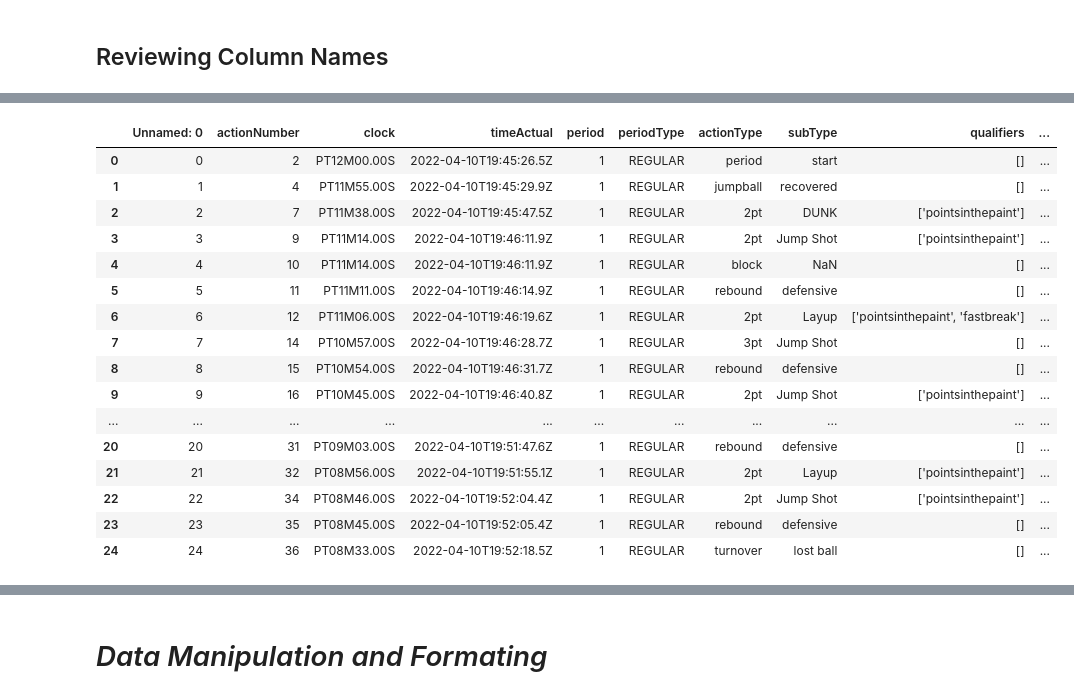
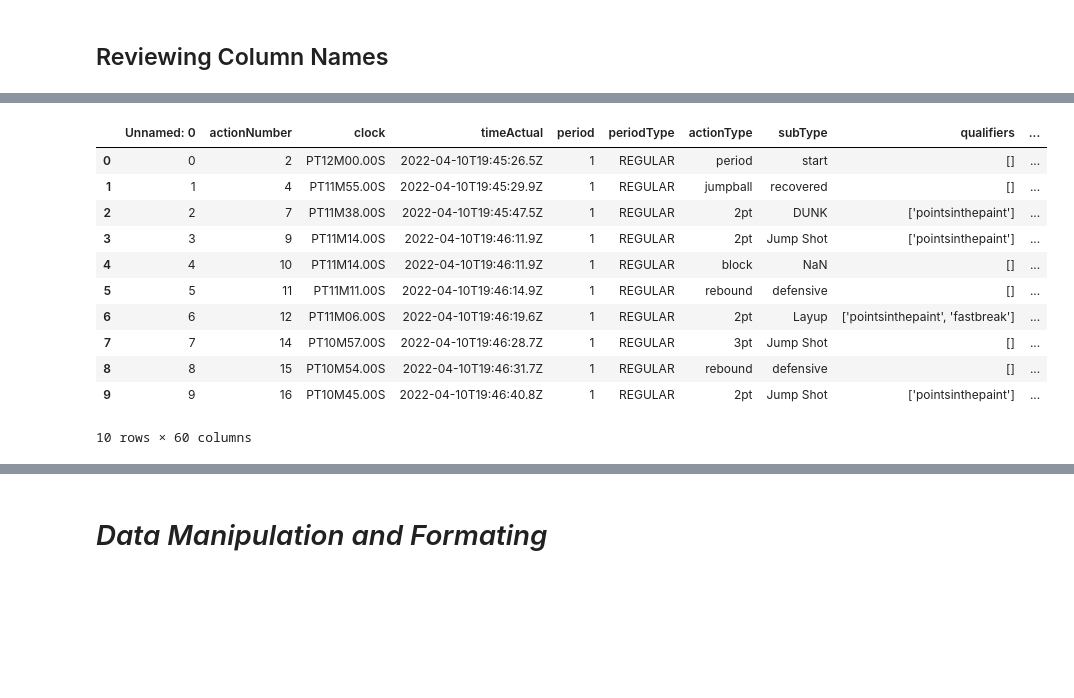
Before and after one commit to zachmort/nba_PBP_analysis, a Jupyter notebook: Season_pbp_20-21.ipynb, the cells around one changed output, grey strips where cells are left out. Drawn from its saved outputs; the diff is of its cells as text; code cells hidden in the pictures; blank space fills up the shorter version.

```diff
--- a/Season_pbp_20-21.ipynb
+++ b/Season_pbp_20-21.ipynb
@@ -112,23 +128,18 @@ Index(['actionNumber', 'clock', 'timeActual', 'period', 'periodType', 'actionTyp
 # %%
-final_df_copy.head(25)
+final_df_copy.head(10)
 # %% [output]
 |  | Unnamed: 0 | actionNumber | clock | timeActual | period | periodType | actionType | subType | qualifiers | ... |
 | 0 | 0 | 2 | PT12M00.00S | 2022-04-10T19:45:26.5Z | 1 | REGULAR | period | start | [] | ... |
 | 1 | 1 | 4 | PT11M55.00S | 2022-04-10T19:45:29.9Z | 1 | REGULAR | jumpball | recovered | [] | ... |
 | 2 | 2 | 7 | PT11M38.00S | 2022-04-10T19:45:47.5Z | 1 | REGULAR | 2pt | DUNK | ['pointsinthepaint'] | ... |
 | 3 | 3 | 9 | PT11M14.00S | 2022-04-10T19:46:11.9Z | 1 | REGULAR | 2pt | Jump Shot | ['pointsinthepaint'] | ... |
 | 4 | 4 | 10 | PT11M14.00S | 2022-04-10T19:46:11.9Z | 1 | REGULAR | block | NaN | [] | ... |
 | 5 | 5 | 11 | PT11M11.00S | 2022-04-10T19:46:14.9Z | 1 | REGULAR | rebound | defensive | [] | ... |
 | 6 | 6 | 12 | PT11M06.00S | 2022-04-10T19:46:19.6Z | 1 | REGULAR | 2pt | Layup | ['pointsinthepaint', 'fastbreak'] | ... |
 | 7 | 7 | 14 | PT10M57.00S | 2022-04-10T19:46:28.7Z | 1 | REGULAR | 3pt | Jump Shot | [] | ... |
 | 8 | 8 | 15 | PT10M54.00S | 2022-04-10T19:46:31.7Z | 1 | REGULAR | rebound | defensive | [] | ... |
 | 9 | 9 | 16 | PT10M45.00S | 2022-04-10T19:46:40.8Z | 1 | REGULAR | 2pt | Jump Shot | ['pointsinthepaint'] | ... |
-| ... | ... | ... | ... | ... | ... | ... | ... | ... | ... | ... |
-| 20 | 20 | 31 | PT09M03.00S | 2022-04-10T19:51:47.6Z | 1 | REGULAR | rebound | defensive | [] | ... |
-| 21 | 21 | 32 | PT08M56.00S | 2022-04-10T19:51:55.1Z | 1 | REGULAR | 2pt | Layup | ['pointsinthepaint'] | ... |
-| 22 | 22 | 34 | PT08M46.00S | 2022-04-10T19:52:04.4Z | 1 | REGULAR | 2pt | Jump Shot | ['pointsinthepaint'] | ... |
-| 23 | 23 | 35 | PT08M45.00S | 2022-04-10T19:52:05.4Z | 1 | REGULAR | rebound | defensive | [] | ... |
-| 24 | 24 | 36 | PT08M33.00S | 2022-04-10T19:52:18.5Z | 1 | REGULAR | turnover | lost ball | [] | ... |
+10 rows × 60 columns
 # %%
 round(final_df_copy.describe(),2)
 # %% [output]
```
Also changed, not shown: parts of 11 cells of this notebook, 4 other files.
